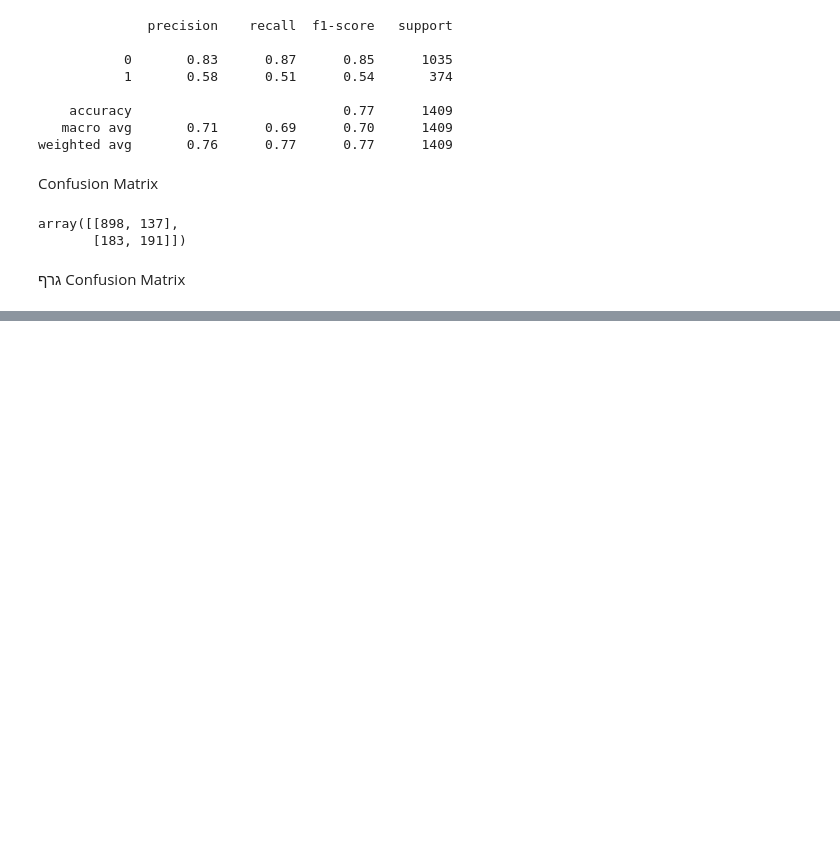
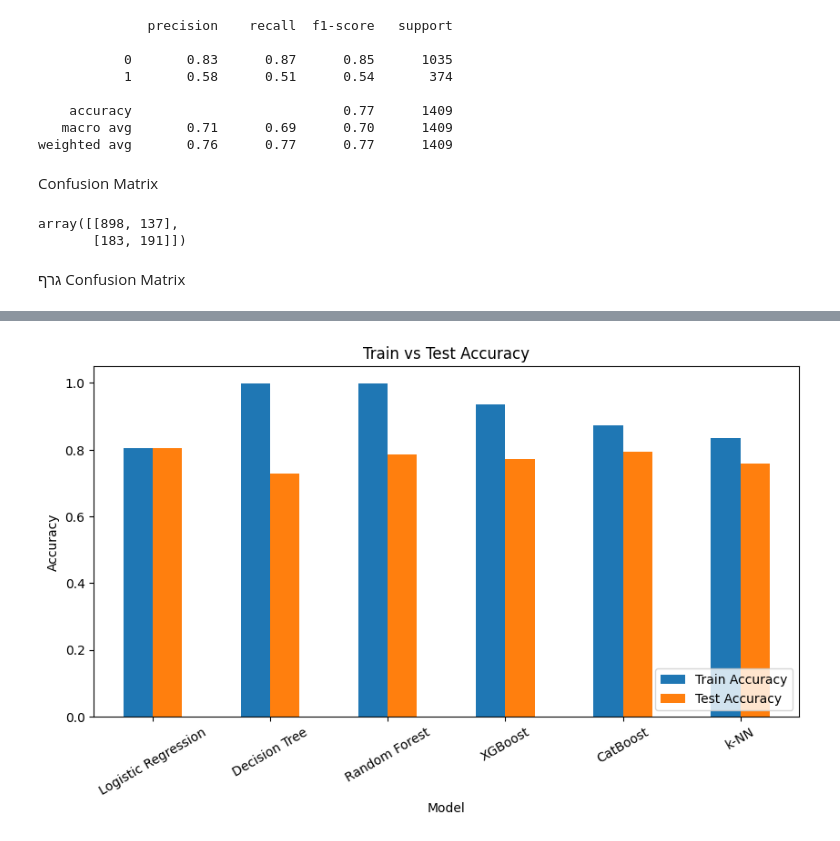
Before and after one commit to yahavLer/python-ai-engineer, a Jupyter notebook: Exercises/ex3/Telco_Customer_Churn.ipynb, the cells around one changed output, grey strips where cells are left out. Saved outputs shown, nothing was run; the diff lists cells and outputs as text; code cells hidden in the pictures; blank space fills up the shorter version.

```diff
--- a/Exercises/ex3/Telco_Customer_Churn.ipynb
+++ b/Exercises/ex3/Telco_Customer_Churn.ipynb
@@ -1235,0 +1579,6 @@ plot_confusion_matrix(y_test, y_test_pred_xgb, "XGBoost")
+# %%
+comparison_df["Overfitting Gap"] = (
+    comparison_df["Train Accuracy"] - comparison_df["Test Accuracy"]
+)
+
+comparison_df[["Model", "Train Accuracy", "Test Accuracy", "Overfitting Gap"]]
@@ -1235,0 +1593,14 @@ plot_confusion_matrix(y_test, y_test_pred_xgb, "XGBoost")
+# %%
+comparison_df.set_index("Model")[
+    ["Train Accuracy", "Test Accuracy"]
+].plot(kind="bar", figsize=(10, 5))
+
+plt.title("Train vs Test Accuracy")
+plt.ylabel("Accuracy")
+plt.xlabel("Model")
+plt.xticks(rotation=30)
+plt.ylim(0, 1.05)
+plt.legend(loc="lower right")
+plt.show()
+# %% [output]
+[figure, added]
```
Also changed, not shown: parts of 100 cells of this notebook, 1 other file.
